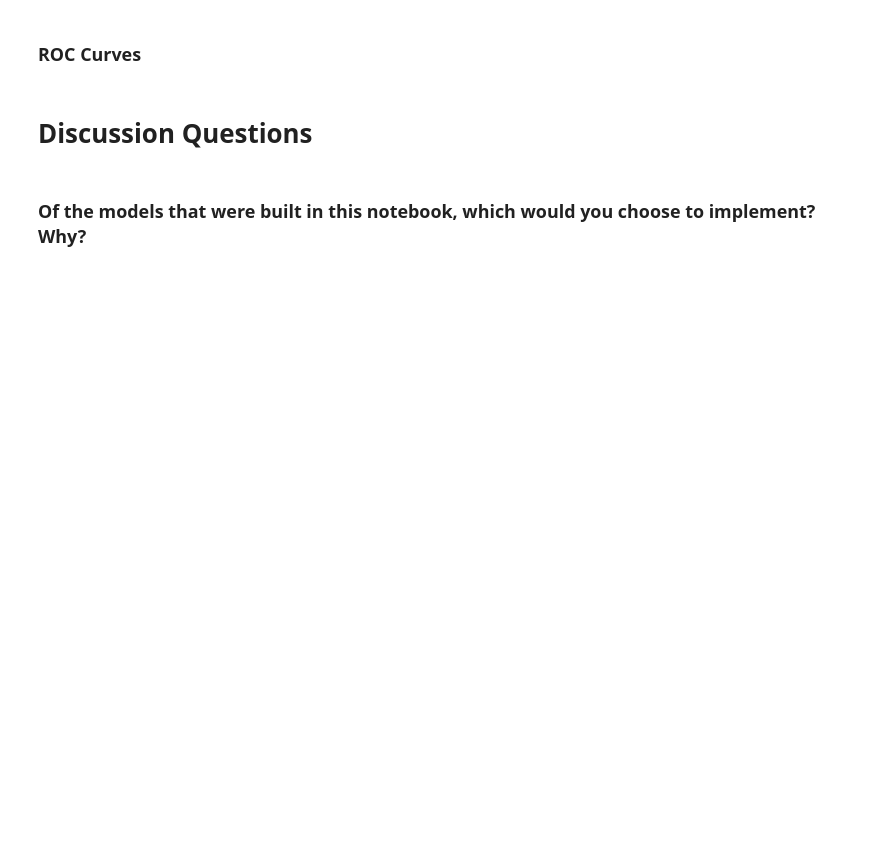
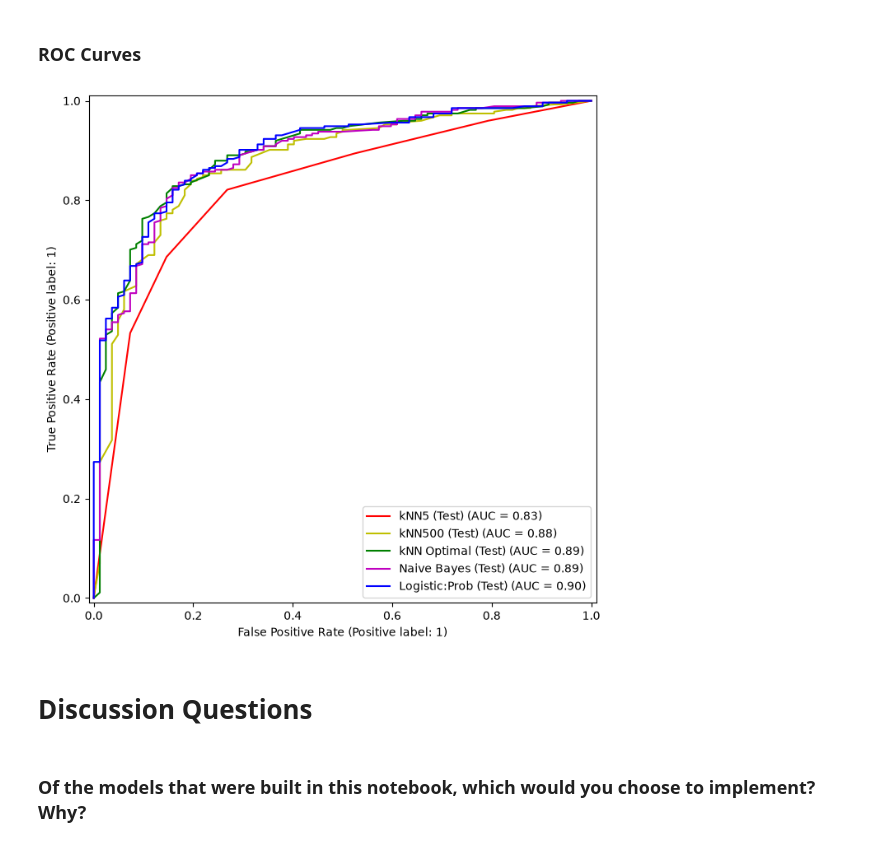
Before and after one commit to benjiezastavker-star/code_2600, a Jupyter notebook: mod06_classification.ipynb, the cells around one changed output. Cells and saved outputs as stored; diff of their text form; code cells hidden in the pictures; blank space fills up the shorter version.

```diff
--- a/mod06_classification.ipynb
+++ b/mod06_classification.ipynb
@@ -177,13 +214,15 @@ summarize(initial_results)
 # %% [markdown]
 ### Create a logistic model using only the intercept, Citrus Hill loyalty, and the difference in price between the brands.
 # %%
-var_list = #fillin
+var_list = ['intercept', 'LoyalCH', 'PriceDiff']
 
 # build model
-glm = #fillin
+glm = sm.GLM(y_train,
+             X_train[var_list],
+             family=sm.families.Binomial())
 
 # fit model
-results = #fillin
+results = glm.fit()
 
 # analyze model
 summarize(results)
@@ -283,8 +401,7 @@ print(num_correct_pred)
 # %% [markdown]
 ### Now that you've found an optimal choice of k, let's construct that model and store it.
 # %%
-knn_opt = KNeighborsClassifier(n_neighbors=#fillin
-                               )
+knn_opt = KNeighborsClassifier(n_neighbors=225)
 knn_opt.fit(X_train_array, y_train)
 knn_opt_test = knn_opt.predict(X_test_array)
 
@@ -296,38 +418,40 @@ fig, ax = subplots(figsize=(8,8))
 
 roc_curve_est(knn5,
               X_test_array,
               y_test,
               name='kNN5 (Test)',
-              color='r',
+              curve_kwargs={'color': 'r'},
               ax=ax);
 
 roc_curve_est(knn500,
               X_test_array,
               y_test,
               name='kNN500 (Test)',
-              color='y',
+              curve_kwargs={'color': 'y'},
               ax=ax);
 
 roc_curve_est(knn_opt,
               X_test_array,
               y_test,
               name='kNN Optimal (Test)',
-              color='g',
+              curve_kwargs={'color': 'g'},
               ax=ax);
 
 roc_curve_est(naive,
               X_test_array,
               y_test,
               name='Naive Bayes (Test)',
-              color='m',
+              curve_kwargs={'color': 'm'},
               ax=ax);
 
 roc_curve_pred(y_test,
                probs_test,
                name='Logistic:Prob (Test)',
-               color='b',
+               curve_kwargs={'color': 'b'},
                ax=ax);
 #fig
+# %% [output]
+[figure, added]
 # %% [markdown]
 # Discussion Questions
 # %% [markdown]
```
Also changed, not shown: parts of 17 cells of this notebook.
